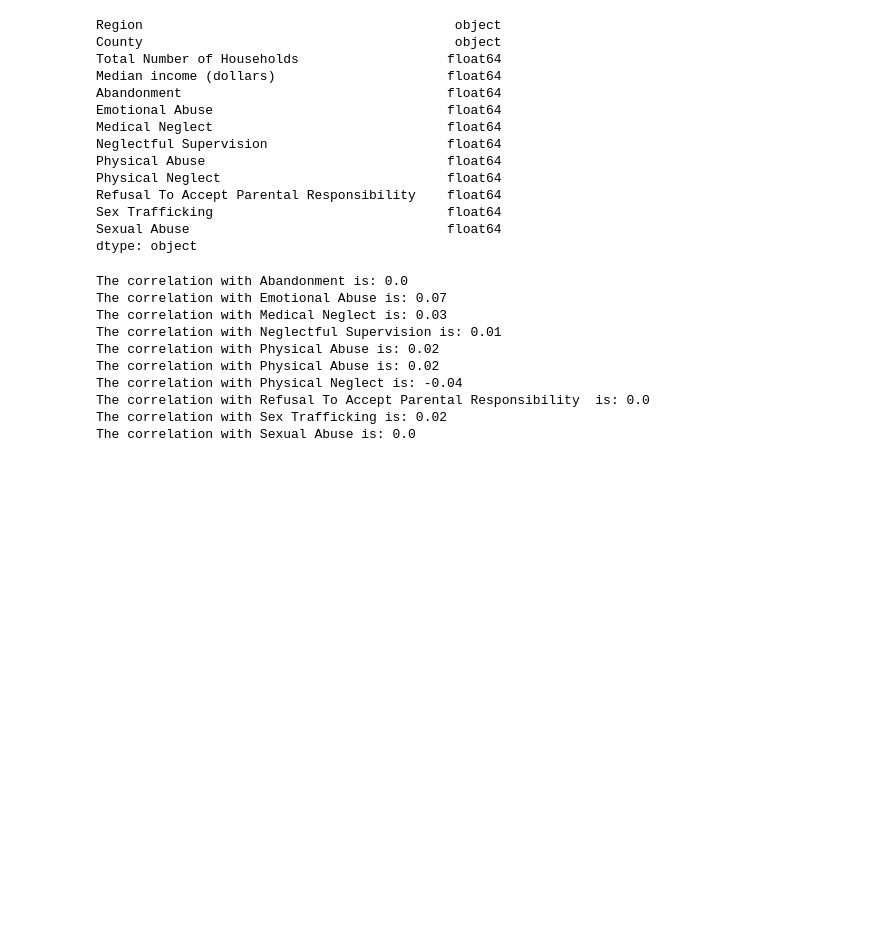
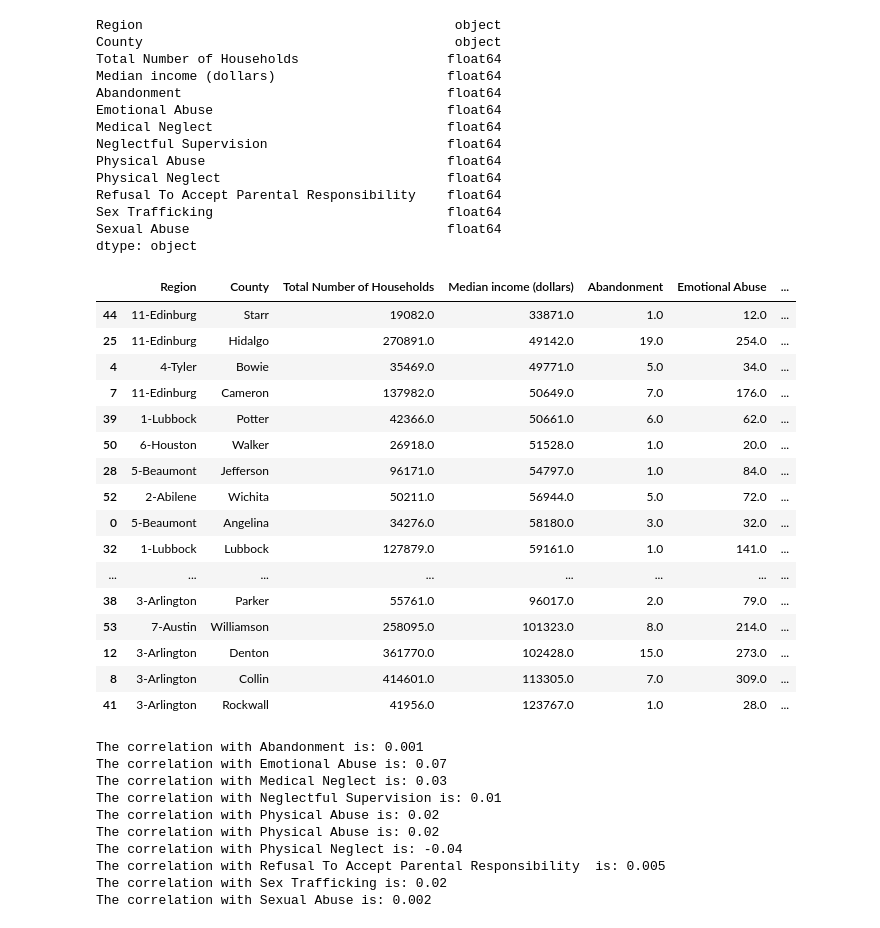
Before and after one commit to donutduck7/Python_HappyChildhood, a Jupyter notebook: Analysis.ipynb, the cells around one changed output. Saved outputs shown, nothing was run; the diff lists cells and outputs as text; code cells hidden in the pictures; blank space fills up the shorter version.

```diff
--- a/Analysis.ipynb
+++ b/Analysis.ipynb
@@ -67,18 +64,34 @@ Refusal To Accept Parental Responsibility    float64
 Sex Trafficking                              float64
 Sexual Abuse                                 float64
 dtype: object
+# %%
+income_type_df = income_type_df.sort_values(by=['Median income (dollars)'])
+income_type_df
+# %% [output]
+|  | Region | County | Total Number of Households | Median income (dollars) | Abandonment | Emotional Abuse | ... |
+| 44 | 11-Edinburg | Starr | 19082.0 | 33871.0 | 1.0 | 12.0 | ... |
+| 25 | 11-Edinburg | Hidalgo | 270891.0 | 49142.0 | 19.0 | 254.0 | ... |
+| 4 | 4-Tyler | Bowie | 35469.0 | 49771.0 | 5.0 | 34.0 | ... |
+| 7 | 11-Edinburg | Cameron | 137982.0 | 50649.0 | 7.0 | 176.0 | ... |
+| 39 | 1-Lubbock | Potter | 42366.0 | 50661.0 | 6.0 | 62.0 | ... |
+| 50 | 6-Houston | Walker | 26918.0 | 51528.0 | 1.0 | 20.0 | ... |
+| 28 | 5-Beaumont | Jefferson | 96171.0 | 54797.0 | 1.0 | 84.0 | ... |
+| 52 | 2-Abilene | Wichita | 50211.0 | 56944.0 | 5.0 | 72.0 | ... |
+| 0 | 5-Beaumont | Angelina | 34276.0 | 58180.0 | 3.0 | 32.0 | ... |
+| 32 | 1-Lubbock | Lubbock | 127879.0 | 59161.0 | 1.0 | 141.0 | ... |
+| ... | ... | ... | ... | ... | ... | ... | ... |
+| 38 | 3-Arlington | Parker | 55761.0 | 96017.0 | 2.0 | 79.0 | ... |
+| 53 | 7-Austin | Williamson | 258095.0 | 101323.0 | 8.0 | 214.0 | ... |
+| 12 | 3-Arlington | Denton | 361770.0 | 102428.0 | 15.0 | 273.0 | ... |
+| 8 | 3-Arlington | Collin | 414601.0 | 113305.0 | 7.0 | 309.0 | ... |
+| 41 | 3-Arlington | Rockwall | 41956.0 | 123767.0 | 1.0 | 28.0 | ... |
 # %%
 # Find correlation coefficient
+income = income_type_df["Median income (dollars)"]
+
 allegation_type = income_type_df["Abandonment"]
-income = income_type_df["Median income (dollars)"]
 correlation = st.pearsonr(income, allegation_type)
-
-# The next example will compute the Pearson correlation coefficient between "Income per Capita" and "Average Alcohol Consumed"
-# income = wdi_data.iloc[:,1]
-# alcohol = wdi_data.iloc[:,8]
-# correlation = st.pearsonr(income,alcohol)
-# print(f"The correlation between both factors is {round(correlation[0],2)}")
-print(f"The correlation with Abandonment is: {round(correlation[0],2)}")
+print(f"The correlation with Abandonment is: {round(correlation[0],3)}")
 
 allegation_type = income_type_df["Emotional Abuse"]
 correlation = st.pearsonr(income, allegation_type)
@@ -106,7 +119,7 @@ print(f"The correlation with Physical Neglect is: {round(correlation[0],2)}")
 
 allegation_type = income_type_df["Refusal To Accept Parental Responsibility"]
 correlation = st.pearsonr(income, allegation_type)
-print(f"The correlation with Refusal To Accept Parental Responsibility  is: {round(correlation[0],2)}")
+print(f"The correlation with Refusal To Accept Parental Responsibility  is: {round(correlation[0],3)}")
 
 allegation_type = income_type_df["Sex Trafficking"]
 correlation = st.pearsonr(income, allegation_type)
@@ -114,16 +127,16 @@ print(f"The correlation with Sex Trafficking is: {round(correlation[0],2)}")
 
 allegation_type = income_type_df["Sexual Abuse"]
 correlation = st.pearsonr(income, allegation_type)
-print(f"The correlation with Sexual Abuse is: {round(correlation[0],2)}")
+print(f"The correlation with Sexual Abuse is: {round(correlation[0],3)}")
 # %% [output]
-The correlation with Abandonment is: 0.0
+The correlation with Abandonment is: 0.001
 The correlation with Emotional Abuse is: 0.07
 The correlation with Medical Neglect is: 0.03
 The correlation with Neglectful Supervision is: 0.01
 The correlation with Physical Abuse is: 0.02
 The correlation with Physical Abuse is: 0.02
 The correlation with Physical Neglect is: -0.04
-The correlation with Refusal To Accept Parental Responsibility  is: 0.0
+The correlation with Refusal To Accept Parental Responsibility  is: 0.005
 The correlation with Sex Trafficking is: 0.02
-The correlation with Sexual Abuse is: 0.0
+The correlation with Sexual Abuse is: 0.002
 # %%
```
Also changed, not shown: parts of 5 cells of this notebook, 4 other files.
